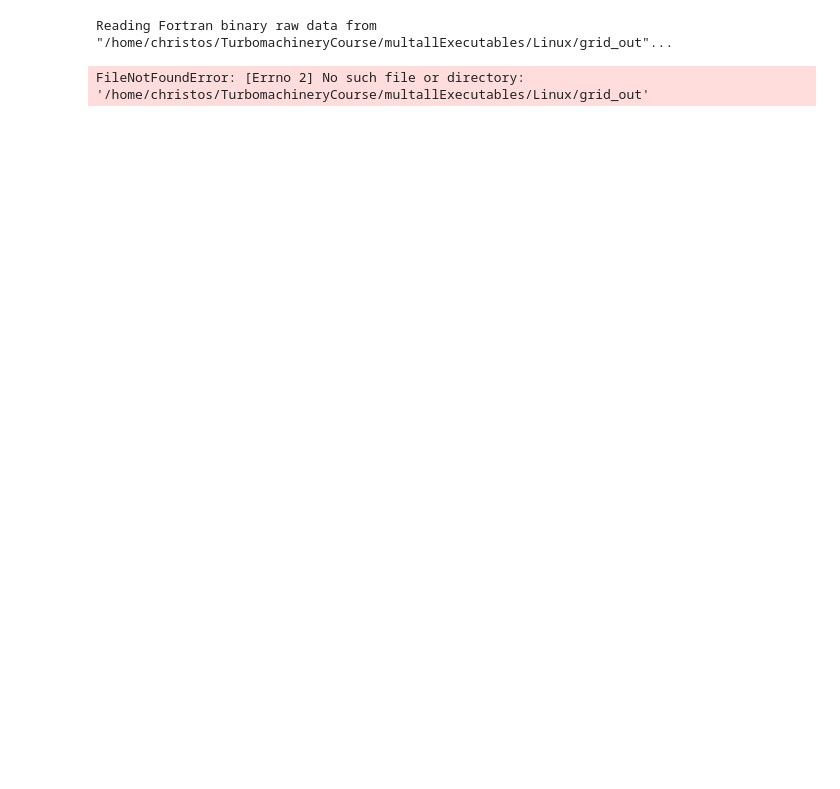
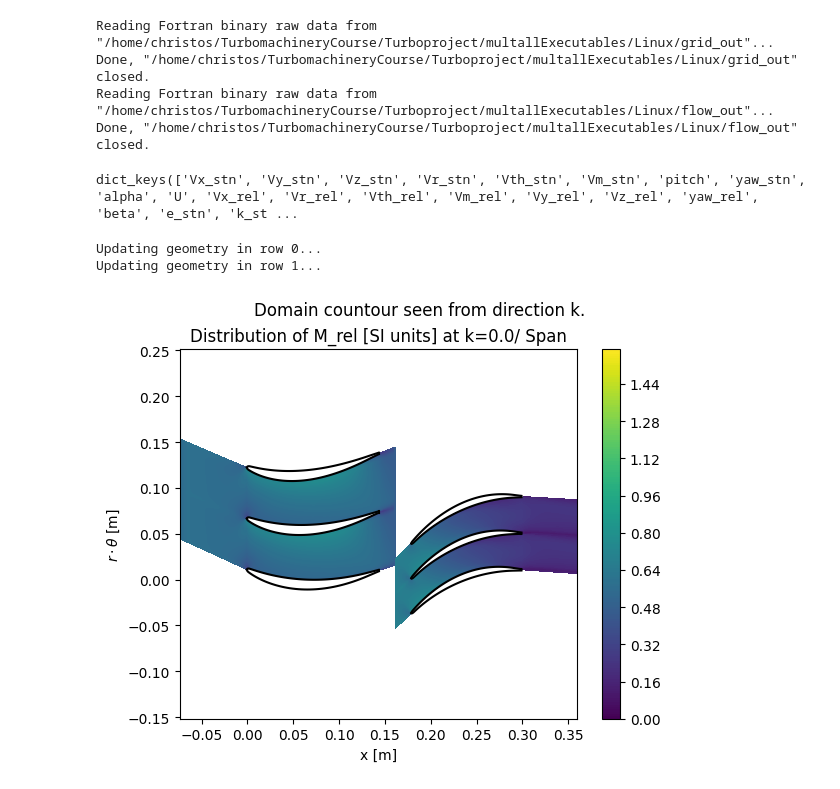
Before and after one commit to sbroostudelft/Turboproject, a Jupyter notebook: plots.ipynb, the cells around one changed output. Saved outputs shown, nothing was run; the diff lists cells and outputs as text; code cells hidden in the pictures; blank space fills up the shorter version.

```diff
--- a/plots.ipynb
+++ b/plots.ipynb
@@ -4,6 +4,7 @@ import os
 
 
 dirPath = os.path.dirname(os.path.abspath(''))
+dirPath = os.path.join(dirPath,"Turboproject")
 
 if os.name == "posix":
     path_of_user = os.path.join(dirPath,"multallExecutables","Linux",)
@@ -12,8 +13,24 @@ else:
 
 machine = Turbomachine(os.path.join(path_of_user,"grid_out"),os.path.join(path_of_user,"flow_out"))
 # %% [output]
-Reading Fortran binary raw data from "/home/christos/TurbomachineryCourse/multallExecutables/Linux/grid_out"...
+Reading Fortran binary raw data from "/home/christos/TurbomachineryCourse/Turboproject/multallExecutables/Linux/grid_out"...
+Done, "/home/christos/TurbomachineryCourse/Turboproject/multallExecutables/Linux/grid_out" closed.
+Reading Fortran binary raw data from "/home/christos/TurbomachineryCourse/Turboproject/multallExecutables/Linux/flow_out"...
+Done, "/home/christos/TurbomachineryCourse/Turboproject/multallExecutables/Linux/flow_out" closed.
-FileNotFoundError: [Errno 2] No such file or directory: '/home/christos/TurbomachineryCourse/multallExecutables/Linux/grid_out'
+# %%
+print(machine.rows[0].passage_original.flow_field.variables.keys())
+# %% [output]
+dict_keys(['Vx_stn', 'Vy_stn', 'Vz_stn', 'Vr_stn', 'Vth_stn', 'Vm_stn', 'pitch', 'yaw_stn', 'alpha', 'U', 'Vx_rel', 'Vr_rel', 'Vth_rel', 'Vm_rel', 'Vy_rel', 'Vz_rel', 'yaw_rel', 'beta', 'e_stn', 'k_st ...
+# %%
+minValue = 0
+maxValue = 1.6
+
+step = 0.01
+variable = "M_rel"
 # %%
-machine.plot.variable_B2B('M_rel',0.0,list(np.arange(0,1.6,0.1)))
+machine.plot.variable_B2B(variable,0.0,list(np.arange(minValue,maxValue,step)))
+# %% [output]
+Updating geometry in row 0...
+Updating geometry in row 1...
+[figure, added]
 # %%
```
Also changed, not shown: parts of 8 cells of this notebook, 13 other files.
